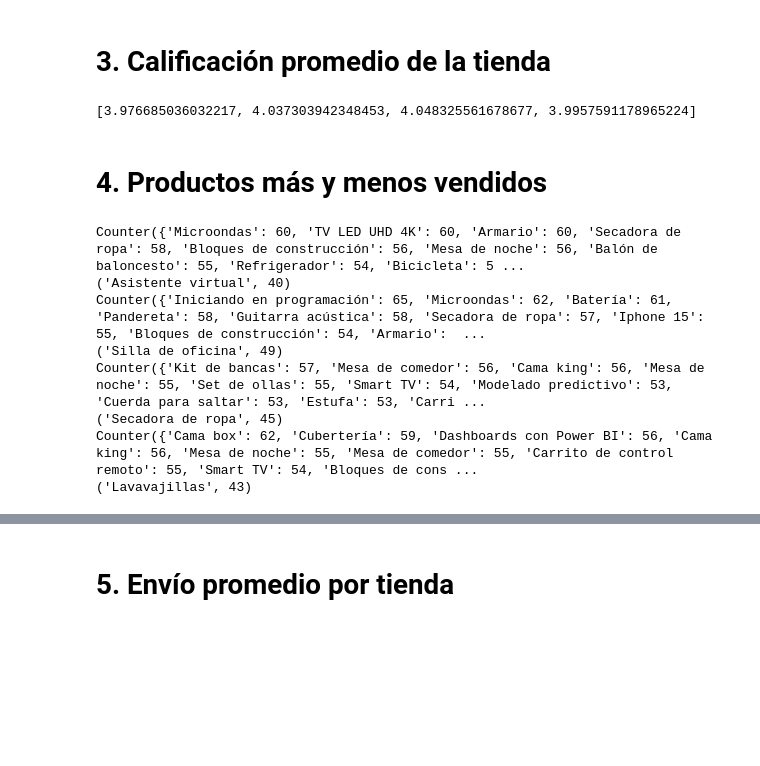
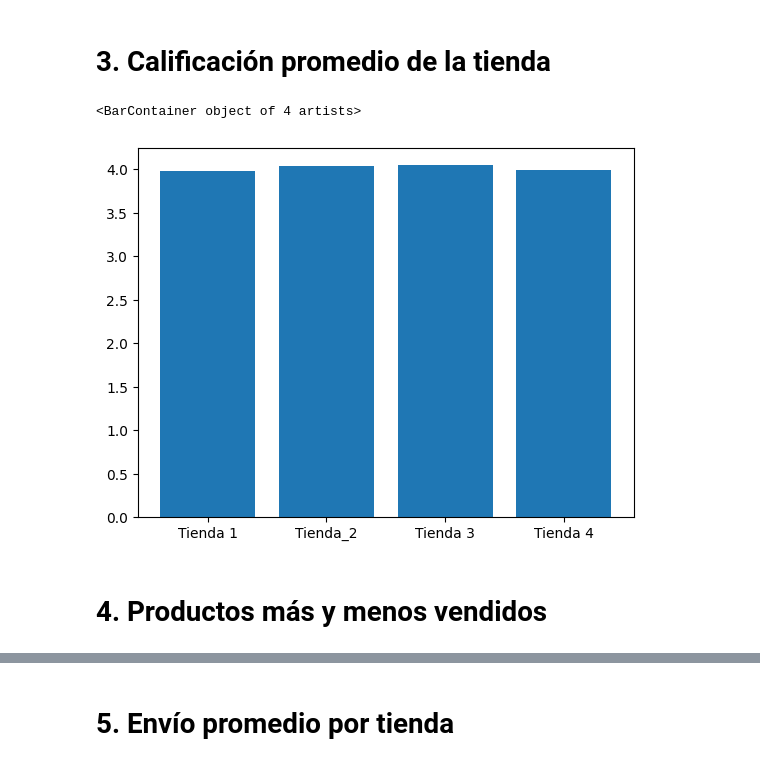
Before and after one commit to EnriqueVarela/Challenge1, a Jupyter notebook: AluraStoreLatam.ipynb, the cells around one changed output, grey strips where cells are left out. Cells and saved outputs as stored; diff of their text form; code cells hidden in the pictures; blank space fills up the shorter version.

```diff
--- a/AluraStoreLatam.ipynb
+++ b/AluraStoreLatam.ipynb
@@ -63,39 +77,18 @@ Counter({'Muebles': 480, 'Electrónicos': 451, 'Juguetes': 338, 'Deportes y dive
 # %%
 promedio_calificacion = []
 
 for i in tiendas:
   df = pd.DataFrame(i)
   promedio = float(sum(df["Calificación"]))/float(len(df["Calificación"]))
   promedio_calificacion.append(promedio)
   i=+1
 
 promedio_calificacion
+
+fig, ax = plt.subplots()
+ax.bar(x = graficos_tiendas, height = promedio_calificacion)
 # %% [output]
-[3.976685036032217, 4.037303942348453, 4.048325561678677, 3.9957591178965224]
+<BarContainer object of 4 artists>
+[figure, added]
 # %% [markdown]
 # 4. Productos más y menos vendidos
-# %%
-def contador_productos(lista):
-  df = pd.DataFrame(lista)
-  cantidad_productos = Counter(df["Producto"])
-  return cantidad_productos
-
-for i in tiendas:
-  producto_mas_popular = 0
-  producto_menos_popular = 0
-  cantidad_productos = contador_productos(i)
-  producto_mas_popular = list(cantidad_productos.items())[0]
-  producto_menos_popular = list(cantidad_productos.items())[-1]
-  #print(f"El producto mas popular es: {producto_mas_popular}, y el menos el {producto_menos_popular}")
-  print(cantidad_productos)
-  print(producto_mas_popular)
-  i=+1
-# %% [output]
-Counter({'Microondas': 60, 'TV LED UHD 4K': 60, 'Armario': 60, 'Secadora de ropa': 58, 'Bloques de construcción': 56, 'Mesa de noche': 56, 'Balón de baloncesto': 55, 'Refrigerador': 54, 'Bicicleta': 5 ...
-('Asistente virtual', 40)
-Counter({'Iniciando en programación': 65, 'Microondas': 62, 'Batería': 61, 'Pandereta': 58, 'Guitarra acústica': 58, 'Secadora de ropa': 57, 'Iphone 15': 55, 'Bloques de construcción': 54, 'Armario':  ...
-('Silla de oficina', 49)
-Counter({'Kit de bancas': 57, 'Mesa de comedor': 56, 'Cama king': 56, 'Mesa de noche': 55, 'Set de ollas': 55, 'Smart TV': 54, 'Modelado predictivo': 53, 'Cuerda para saltar': 53, 'Estufa': 53, 'Carri ...
-('Secadora de ropa', 45)
-Counter({'Cama box': 62, 'Cubertería': 59, 'Dashboards con Power BI': 56, 'Cama king': 56, 'Mesa de noche': 55, 'Mesa de comedor': 55, 'Carrito de control remoto': 55, 'Smart TV': 54, 'Bloques de cons ...
-('Lavavajillas', 43)
```
Also changed, not shown: parts of 8 cells of this notebook.
